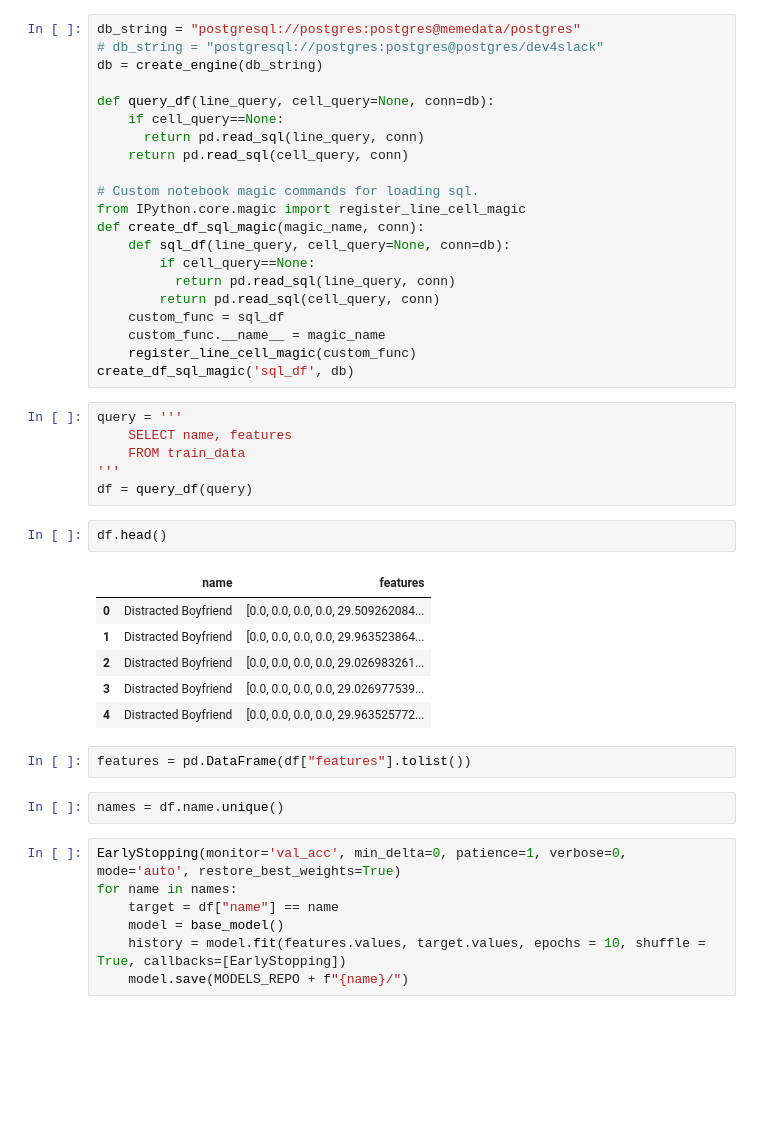
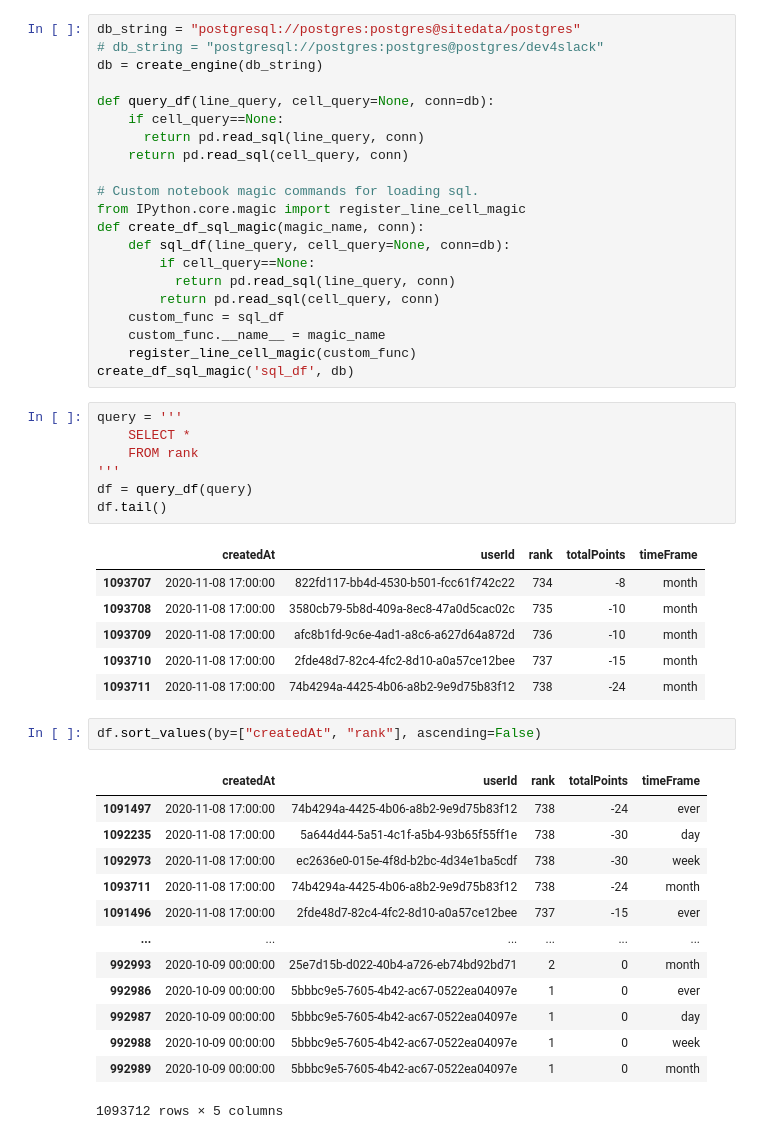
Before and after one commit to Distortedlogic/Memehub, a Jupyter notebook: jupyter/notebooks/example.ipynb, the cells around one changed output. Cells and saved outputs as stored; diff of their text form; blank space fills up the shorter version.

```diff
--- a/jupyter/notebooks/example.ipynb
+++ b/jupyter/notebooks/example.ipynb
@@ -14,5 +7,5 @@ import numpy as np
 # %%
-db_string = "postgresql://postgres:postgres@memedata/postgres"
+db_string = "postgresql://postgres:postgres@sitedata/postgres"
 # db_string = "postgresql://postgres:postgres@postgres/dev4slack"
 db = create_engine(db_string)
 
@@ -34,27 +27,31 @@ def create_df_sql_magic(magic_name, conn):
 create_df_sql_magic('sql_df', db)
 # %%
 query = '''
-    SELECT name, features
-    FROM train_data
+    SELECT *
+    FROM rank
 '''
 df = query_df(query)
+df.tail()
+# %% [output]
+|  | createdAt | userId | rank | totalPoints | timeFrame |
+| 1093707 | 2020-11-08 17:00:00 | 822fd117-bb4d-4530-b501-fcc61f742c22 | 734 | -8 | month |
+| 1093708 | 2020-11-08 17:00:00 | 3580cb79-5b8d-409a-8ec8-47a0d5cac02c | 735 | -10 | month |
+| 1093709 | 2020-11-08 17:00:00 | afc8b1fd-9c6e-4ad1-a8c6-a627d64a872d | 736 | -10 | month |
+| 1093710 | 2020-11-08 17:00:00 | 2fde48d7-82c4-4fc2-8d10-a0a57ce12bee | 737 | -15 | month |
+| 1093711 | 2020-11-08 17:00:00 | 74b4294a-4425-4b06-a8b2-9e9d75b83f12 | 738 | -24 | month |
-# %%
-df.head()
-# %% [output]
-|  | name | features |
-| 0 | Distracted Boyfriend | [0.0, 0.0, 0.0, 0.0, 29.509262084... |
-| 1 | Distracted Boyfriend | [0.0, 0.0, 0.0, 0.0, 29.963523864... |
-| 2 | Distracted Boyfriend | [0.0, 0.0, 0.0, 0.0, 29.026983261... |
-| 3 | Distracted Boyfriend | [0.0, 0.0, 0.0, 0.0, 29.026977539... |
-| 4 | Distracted Boyfriend | [0.0, 0.0, 0.0, 0.0, 29.963525772... |
-# %%
-features = pd.DataFrame(df["features"].tolist())
-# %%
-names = df.name.unique()
-# %%
-EarlyStopping(monitor='val_acc', min_delta=0, patience=1, verbose=0, mode='auto', restore_best_weights=True)
-for name in names:
-    target = df["name"] == name
-    model = base_model()
-    history = model.fit(features.values, target.values, epochs = 10, shuffle = True, callbacks=[EarlyStopping])
-    model.save(MODELS_REPO + f"{name}/")
+# %%
+df.sort_values(by=["createdAt", "rank"], ascending=False)
+# %% [output]
+|  | createdAt | userId | rank | totalPoints | timeFrame |
+| 1091497 | 2020-11-08 17:00:00 | 74b4294a-4425-4b06-a8b2-9e9d75b83f12 | 738 | -24 | ever |
+| 1092235 | 2020-11-08 17:00:00 | 5a644d44-5a51-4c1f-a5b4-93b65f55ff1e | 738 | -30 | day |
+| 1092973 | 2020-11-08 17:00:00 | ec2636e0-015e-4f8d-b2bc-4d34e1ba5cdf | 738 | -30 | week |
+| 1093711 | 2020-11-08 17:00:00 | 74b4294a-4425-4b06-a8b2-9e9d75b83f12 | 738 | -24 | month |
+| 1091496 | 2020-11-08 17:00:00 | 2fde48d7-82c4-4fc2-8d10-a0a57ce12bee | 737 | -15 | ever |
+| ... | ... | ... | ... | ... | ... |
+| 992993 | 2020-10-09 00:00:00 | 25e7d15b-d022-40b4-a726-eb74bd92bd71 | 2 | 0 | month |
+| 992986 | 2020-10-09 00:00:00 | 5bbbc9e5-7605-4b42-ac67-0522ea04097e | 1 | 0 | ever |
+| 992987 | 2020-10-09 00:00:00 | 5bbbc9e5-7605-4b42-ac67-0522ea04097e | 1 | 0 | day |
+| 992988 | 2020-10-09 00:00:00 | 5bbbc9e5-7605-4b42-ac67-0522ea04097e | 1 | 0 | week |
+| 992989 | 2020-10-09 00:00:00 | 5bbbc9e5-7605-4b42-ac67-0522ea04097e | 1 | 0 | month |
+1093712 rows × 5 columns
```
Also changed, not shown: parts of 2 cells of this notebook, 1 other file.
